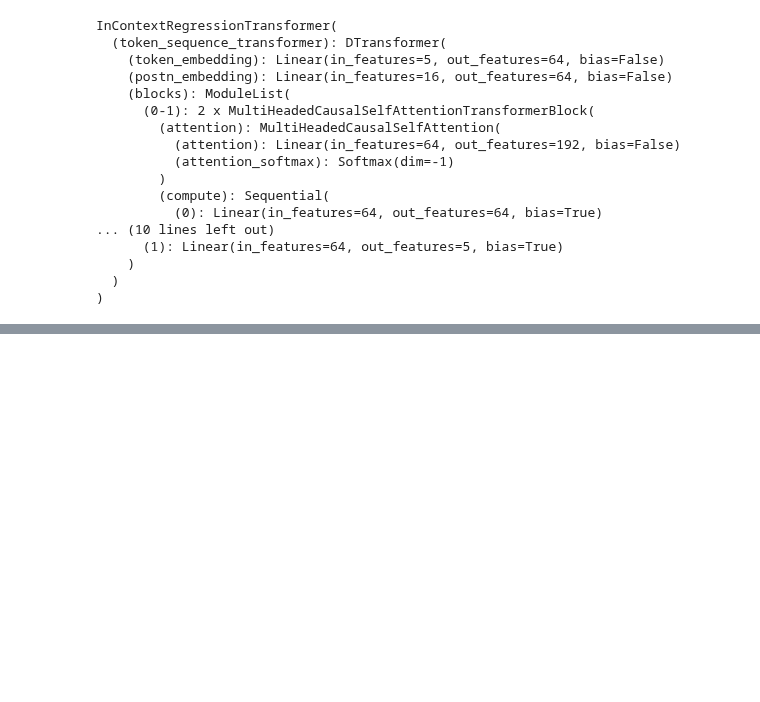
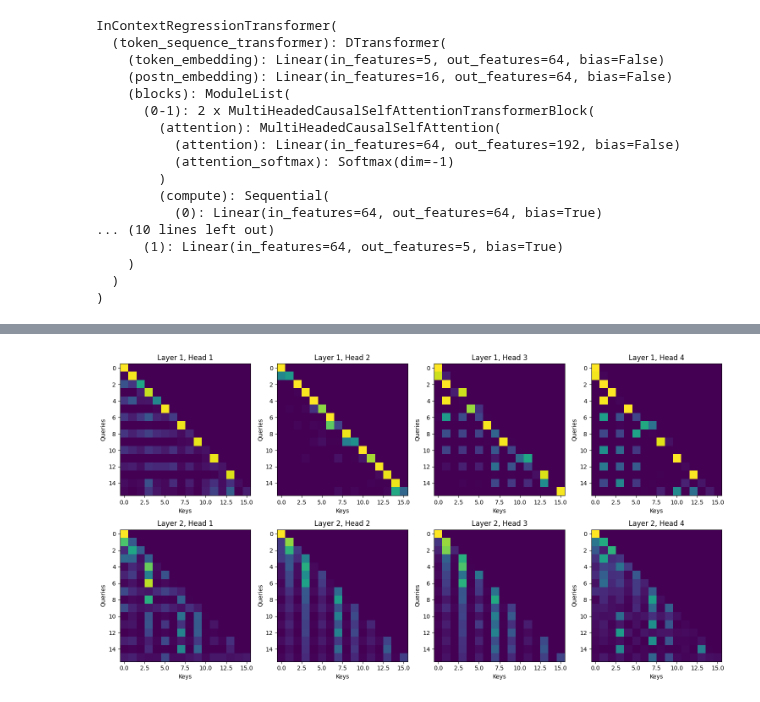
Before and after one commit to timaeus-research/icl, a Jupyter notebook: notebooks/mechinterp.ipynb, the cells around one changed output, grey strips where cells are left out. Drawn from its saved outputs; the diff is of its cells as text; code cells hidden in the pictures; blank space fills up the shorter version.

Commit message:
ADD more attention patterns for more models

```diff
--- a/notebooks/mechinterp.ipynb
+++ b/notebooks/mechinterp.ipynb
@@ -70,21 +70,3 @@ InContextRegressionTransformer(
     )
   )
 )
-# %%
-if probes:
-    for probe in probes:
-        probe.unregister_hook()
-
-probes = []
-
-for b in range(2):
-    probe = ActivationProbe(run.model, f"token_sequence_transformer.blocks.{b}.attention.attention_softmax")
-    probe.register_hook()
-    probes.append(probe)
-
-# Run the model
-xs, ys = run.pretrain_dist.get_batch(8, 128)
-run.model(xs, ys)
-
-# Get the activations
-print(probes[1].activation.shape)
@@ -131,0 +131,5 @@ for sample_idx in range(10):
+# %%
+xs, ys = run.pretrain_dist.get_batch(8, 1)
+get_and_plot_activations(run.model, xs=xs, ys=ys)
+# %% [output]
+[figure, added]
```
Also changed, not shown: parts of 4 cells of this notebook.
